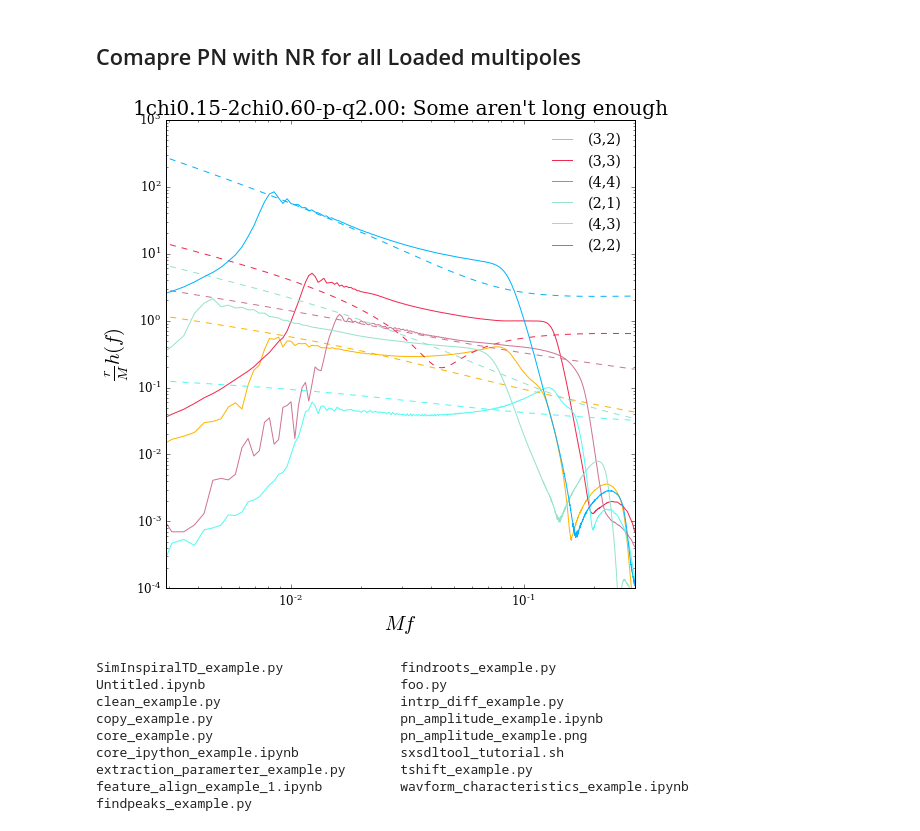
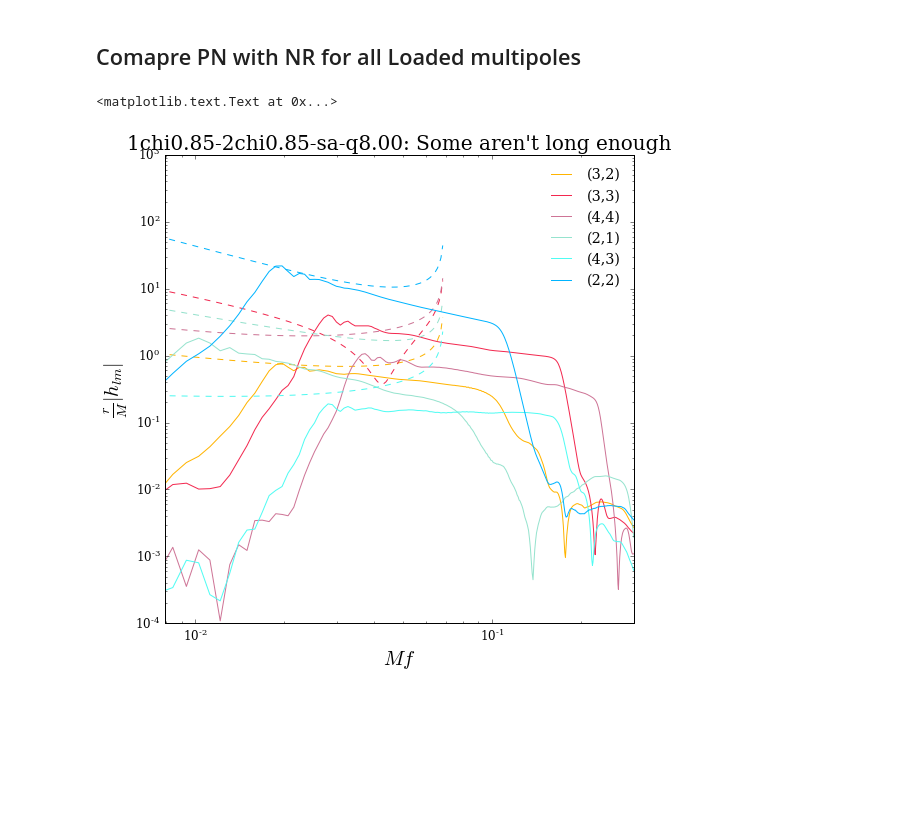
Before and after one commit to llondon6/nrutils_dev, a Jupyter notebook: examples/pn_amplitude_example.ipynb, the cells around one changed output. Saved outputs shown, nothing was run; the diff lists cells and outputs as text; code cells hidden in the pictures; blank space fills up the shorter version.

```diff
--- a/examples/pn_amplitude_example.ipynb
+++ b/examples/pn_amplitude_example.ipynb
@@ -51,5 +51,5 @@ kerr## Found formula module "mmrdns_Mfjf"
 ## Load NR data and compare inpiral to PN code fr different modes
 # %%
 # Find Simulation
-A = scsearch(q=2,institute='gt',verbose=True,unique=True)
+A = scsearch(q=8,institute='bam',verbose=True)
 # %% [output]
@@ -73,6 +73,6 @@ A = scsearch(q=2,institute='gt',verbose=True,unique=True)
 # %%
 # Select desired simulation
-a = A[-1]
+a = A[23]
 # %%
 # Load waveform data
 lmlist = [ (2,2), (2,1), (3,3), (3,2), (4,4), (4,3) ]
@@ -121,19 +121,20 @@ for mode in y.lm:
 # %%
 fig = figure( figsize = 1.68*array([5,5]) )
 clr = rgb( len(y.lm), reverse=True,  )
 for k,mode in enumerate(y.lm):
     hlm = y.lm[mode]['strain']
     f = hlm.f; mask = f>0
     plot( f[mask], hlm.fd_amp[mask], color=clr[k], linewidth=1, label='(%i,%i)'%mode  )
     plot( f[mask], pn_alm[mode], color=0.99*clr[k], linestyle='--', linewidth=1)
 #
 xscale('log'); yscale('log')
 xlim( [y.wstart/(4*pi),0.3] )
 ylim( [1e-4,1e3] )
 xlabel('$Mf$')
-ylabel(r'$\frac{r}{M}h(f)$')
+ylabel(r'$\frac{r}{M}|h_{lm}|$')
 legend(frameon=False)
 title('%s: Some aren\'t long enough'%y.label)
 # savefig('pn_amplitude_example.png')
 # %% [output]
+<matplotlib.text.Text at 0x...>
-[figure, old version]
+[figure, new version]
@@ -142,12 +140,0 @@ import sys
-# %%
-ls
-# %% [output]
-SimInspiralTD_example.py               findroots_example.py
-Untitled.ipynb                         foo.py
-clean_example.py                       intrp_diff_example.py
-copy_example.py                        pn_amplitude_example.ipynb
-core_example.py                        pn_amplitude_example.png
-core_ipython_example.ipynb             sxsdltool_tutorial.sh
-extraction_paramerter_example.py       tshift_example.py
-feature_align_example_1.ipynb          wavform_characteristics_example.ipynb
-findpeaks_example.py
```
Also changed, not shown: parts of 4 cells of this notebook, 6 other files.
